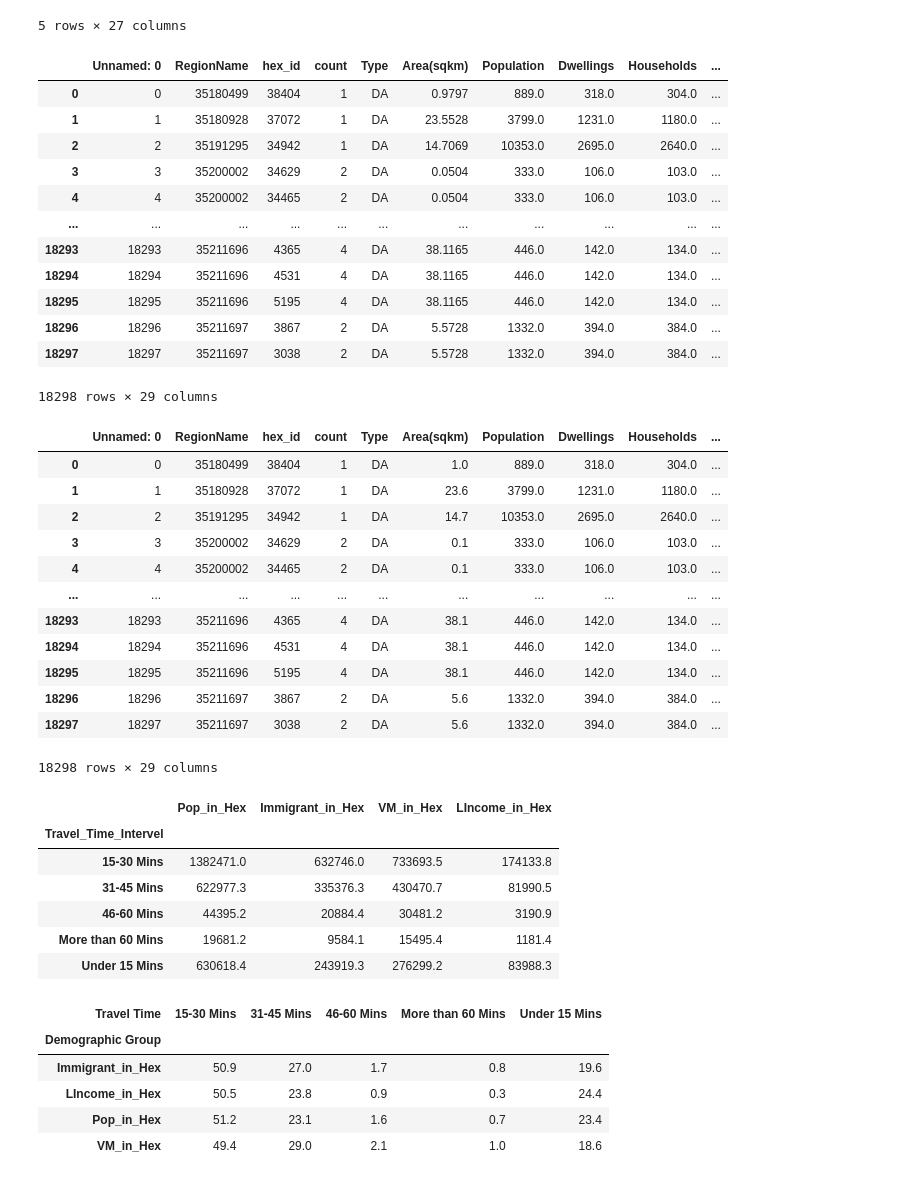
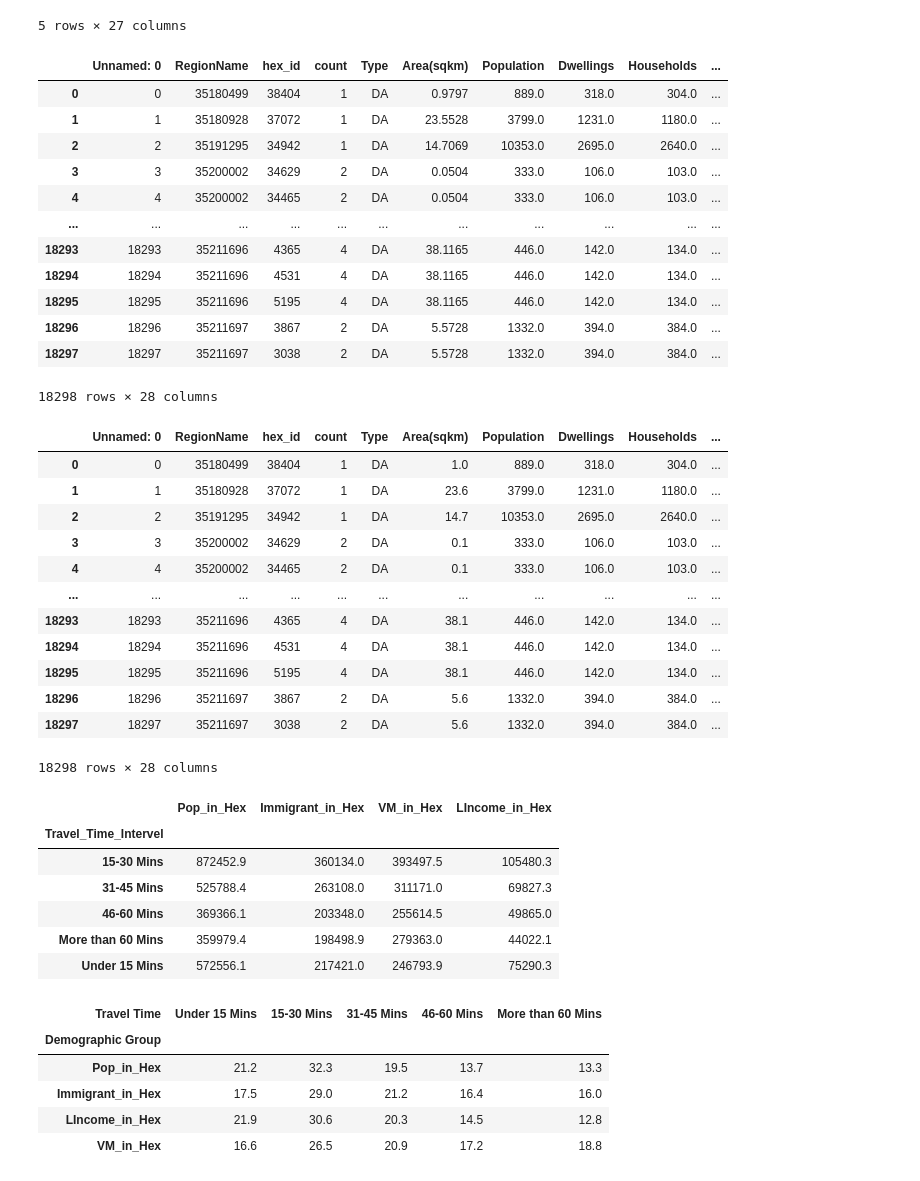
Before and after one commit to schoolofcities/access-to-outdoor-rinks-toronto, a Jupyter notebook: analysis/Access to Skating Rinks.ipynb, the cells around one changed output. Drawn from its saved outputs; the diff is of its cells as text; code cells hidden in the pictures.

```diff
--- a/analysis/Access to Skating Rinks.ipynb
+++ b/analysis/Access to Skating Rinks.ipynb
@@ -572,7 +572,7 @@ def interval (x):
     return val
 # %%
 #Apply function to create new columns
-rink_hex_da_tt_join["Travel_Time_Intervel"] = rink_hex_da_tt_join["walk_&_transit_weekday"].apply(interval)
+rink_hex_da_tt_join["Travel_Time_Intervel"] = rink_hex_da_tt_join["walk"].apply(interval)
 rink_hex_da_tt_join
 # %% [output]
 |  | Unnamed: 0 | RegionName | hex_id | count | Type | Area(sqkm) | Population | Dwellings | Households | ... |
@@ -587,7 +587,7 @@ rink_hex_da_tt_join
 | 18295 | 18295 | 35211696 | 5195 | 4 | DA | 38.1165 | 446.0 | 142.0 | 134.0 | ... |
 | 18296 | 18296 | 35211697 | 3867 | 2 | DA | 5.5728 | 1332.0 | 394.0 | 384.0 | ... |
 | 18297 | 18297 | 35211697 | 3038 | 2 | DA | 5.5728 | 1332.0 | 394.0 | 384.0 | ... |
-18298 rows × 29 columns
+18298 rows × 28 columns
 # %%
 pd.set_option("display.max_columns", 500)
 pd.set_option('display.float_format', lambda x: '%.1f' % x)
@@ -605,7 +605,7 @@ rink_hex_da_tt_join
 | 18295 | 18295 | 35211696 | 5195 | 4 | DA | 38.1 | 446.0 | 142.0 | 134.0 | ... |
 | 18296 | 18296 | 35211697 | 3867 | 2 | DA | 5.6 | 1332.0 | 394.0 | 384.0 | ... |
 | 18297 | 18297 | 35211697 | 3038 | 2 | DA | 5.6 | 1332.0 | 394.0 | 384.0 | ... |
-18298 rows × 29 columns
+18298 rows × 28 columns
 # %%
 #Groupby Travel Time Intervel
 Pop_interval = rink_hex_da_tt_join[["Pop_in_Hex", "Immigrant_in_Hex", "VM_in_Hex", "LIncome_in_Hex", "Travel_Time_Intervel"]]
@@ -614,11 +614,11 @@ Pop_interval
 # %% [output]
 |  | Pop_in_Hex | Immigrant_in_Hex | VM_in_Hex | LIncome_in_Hex |
 | Travel_Time_Intervel |  |  |  |  |
-| 15-30 Mins | 1382471.0 | 632746.0 | 733693.5 | 174133.8 |
-| 31-45 Mins | 622977.3 | 335376.3 | 430470.7 | 81990.5 |
-| 46-60 Mins | 44395.2 | 20884.4 | 30481.2 | 3190.9 |
-| More than 60 Mins | 19681.2 | 9584.1 | 15495.4 | 1181.4 |
-| Under 15 Mins | 630618.4 | 243919.3 | 276299.2 | 83988.3 |
+| 15-30 Mins | 872452.9 | 360134.0 | 393497.5 | 105480.3 |
+| 31-45 Mins | 525788.4 | 263108.0 | 311171.0 | 69827.3 |
+| 46-60 Mins | 369366.1 | 203348.0 | 255614.5 | 49865.0 |
+| More than 60 Mins | 359979.4 | 198498.9 | 279363.0 | 44022.1 |
+| Under 15 Mins | 572556.1 | 217421.0 | 246793.9 | 75290.3 |
 # %%
 #Create function to calcuate the percentage for each population group by travel time category
 
@@ -633,18 +633,25 @@ def precent_category (col):
 # %%
 #Create final percentage summary table
 cols = ["Pop_in_Hex", "Immigrant_in_Hex", "VM_in_Hex", "LIncome_in_Hex"]
 final_list = []
 for col in cols:
     final = precent_category(col)
     final_list.extend(final)
 
 travel_interval_precent = pd.DataFrame(final_list, columns=["Travel Time", "Demographic Group", "Percentage"])
 travel_interval_precent = travel_interval_precent.pivot(index = "Demographic Group", columns="Travel Time", values="Percentage")
+
+#Re-arrange the table for easy reading
+travel_interval_precent = travel_interval_precent[['Under 15 Mins', '15-30 Mins', '31-45 Mins',"46-60 Mins", "More than 60 Mins"]]
+
+#Arrange index
+new_index=["Pop_in_Hex","Immigrant_in_Hex","LIncome_in_Hex","VM_in_Hex"]
+travel_interval_precent = travel_interval_precent.reindex(new_index, axis=0)
 travel_interval_precent
 # %% [output]
-| Travel Time | 15-30 Mins | 31-45 Mins | 46-60 Mins | More than 60 Mins | Under 15 Mins |
+| Travel Time | Under 15 Mins | 15-30 Mins | 31-45 Mins | 46-60 Mins | More than 60 Mins |
 | Demographic Group |  |  |  |  |  |
-| Immigrant_in_Hex | 50.9 | 27.0 | 1.7 | 0.8 | 19.6 |
-| LIncome_in_Hex | 50.5 | 23.8 | 0.9 | 0.3 | 24.4 |
-| Pop_in_Hex | 51.2 | 23.1 | 1.6 | 0.7 | 23.4 |
-| VM_in_Hex | 49.4 | 29.0 | 2.1 | 1.0 | 18.6 |
+| Pop_in_Hex | 21.2 | 32.3 | 19.5 | 13.7 | 13.3 |
+| Immigrant_in_Hex | 17.5 | 29.0 | 21.2 | 16.4 | 16.0 |
+| LIncome_in_Hex | 21.9 | 30.6 | 20.3 | 14.5 | 12.8 |
+| VM_in_Hex | 16.6 | 26.5 | 20.9 | 17.2 | 18.8 |
```
Also changed, not shown: 6 other files.
